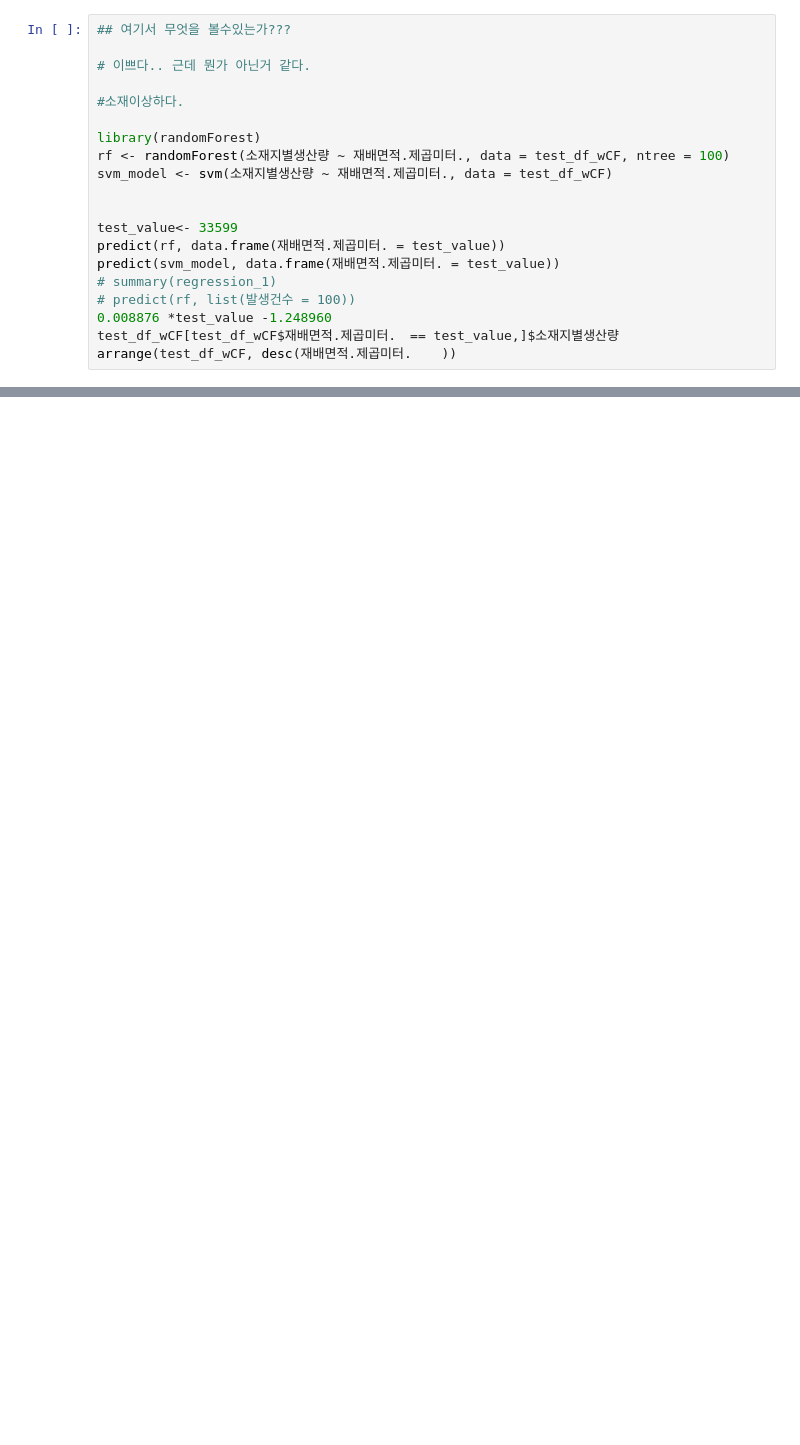
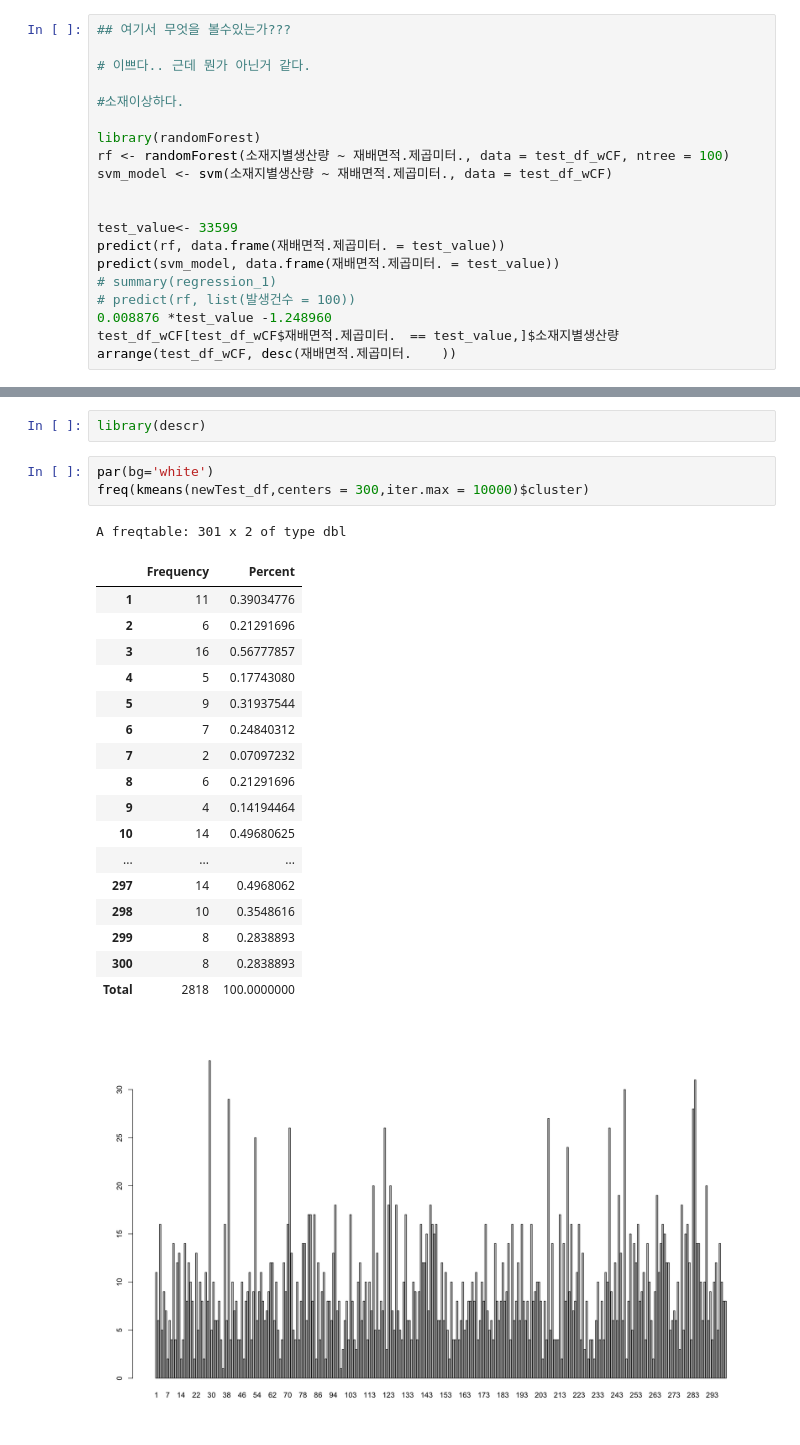
Before and after one commit to tjdwlsaos22/RecoFarm, a Jupyter notebook: Project/GAP.ipynb, the cells around one changed output, grey strips where cells are left out. Drawn from its saved outputs; the diff is of its cells as text; blank space fills up the shorter version.

```diff
--- a/Project/GAP.ipynb
+++ b/Project/GAP.ipynb
@@ -326,0 +746,25 @@ arrange(test_df_wCF, desc(재배면적.제곱미터.	))
+# %%
+library(descr)
+# %%
+par(bg='white')
+freq(kmeans(newTest_df,centers = 300,iter.max = 10000)$cluster)
+# %% [output]
+A freqtable: 301 x 2 of type dbl
+|  | Frequency | Percent |
+| 1 | 11 | 0.39034776 |
+| 2 | 6 | 0.21291696 |
+| 3 | 16 | 0.56777857 |
+| 4 | 5 | 0.17743080 |
+| 5 | 9 | 0.31937544 |
+| 6 | 7 | 0.24840312 |
+| 7 | 2 | 0.07097232 |
+| 8 | 6 | 0.21291696 |
+| 9 | 4 | 0.14194464 |
+| 10 | 14 | 0.49680625 |
+| ... | ... | ... |
+| 297 | 14 | 0.4968062 |
+| 298 | 10 | 0.3548616 |
+| 299 | 8 | 0.2838893 |
+| 300 | 8 | 0.2838893 |
+| Total | 2818 | 100.0000000 |
+[figure, added]
```
Also changed, not shown: parts of 40 cells of this notebook, 8 other files.
